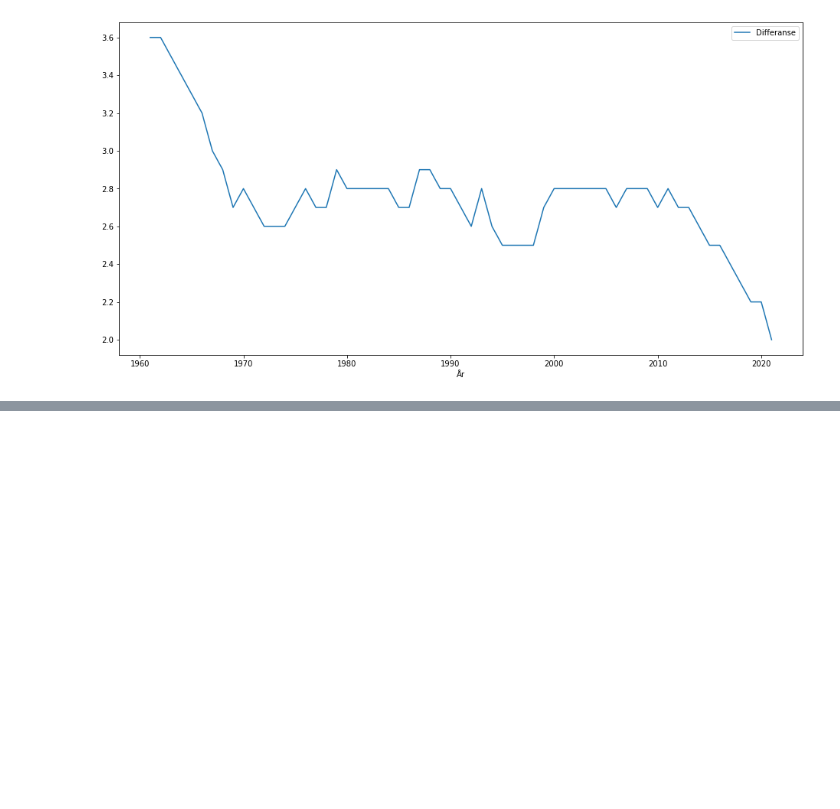
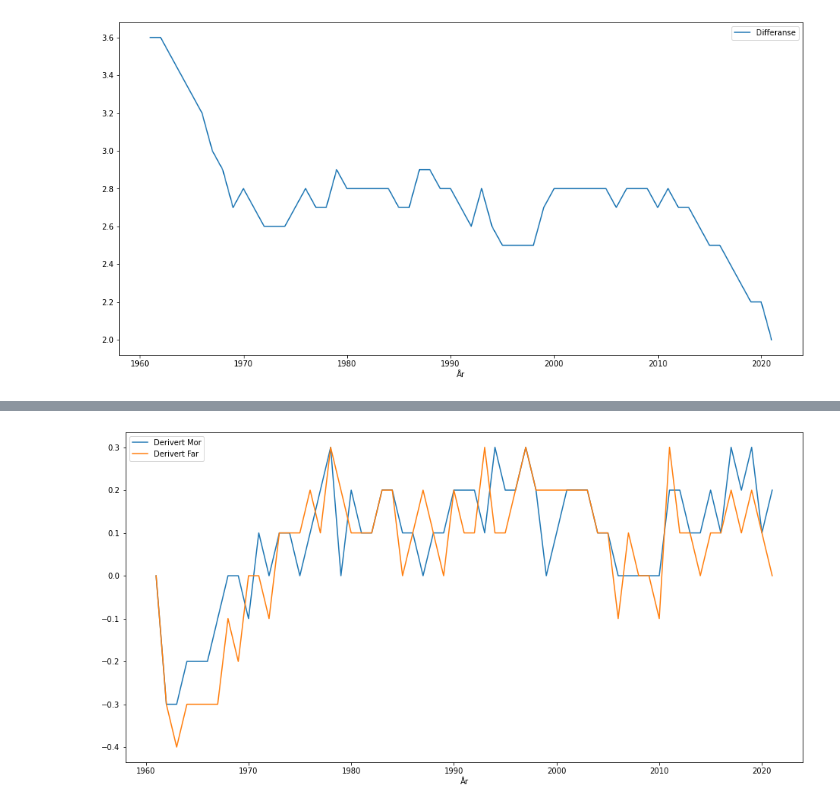
Before and after one commit to mareis/S1_Python, a Jupyter notebook: Prosjekt/Eksempel.ipynb, the cells around one changed output, grey strips where cells are left out. Cells and saved outputs as stored; diff of their text form; code cells hidden in the pictures; blank space fills up the shorter version.

```diff
--- a/Prosjekt/Eksempel.ipynb
+++ b/Prosjekt/Eksempel.ipynb
@@ -71,0 +117,5 @@ plt.plot(år, der)
+# %%
+df.plot(x='År', y=["Derivert Mor", "Derivert Far"])
+plt.show()
+# %% [output]
+[figure, added]
```
Also changed, not shown: parts of 4 cells of this notebook.
